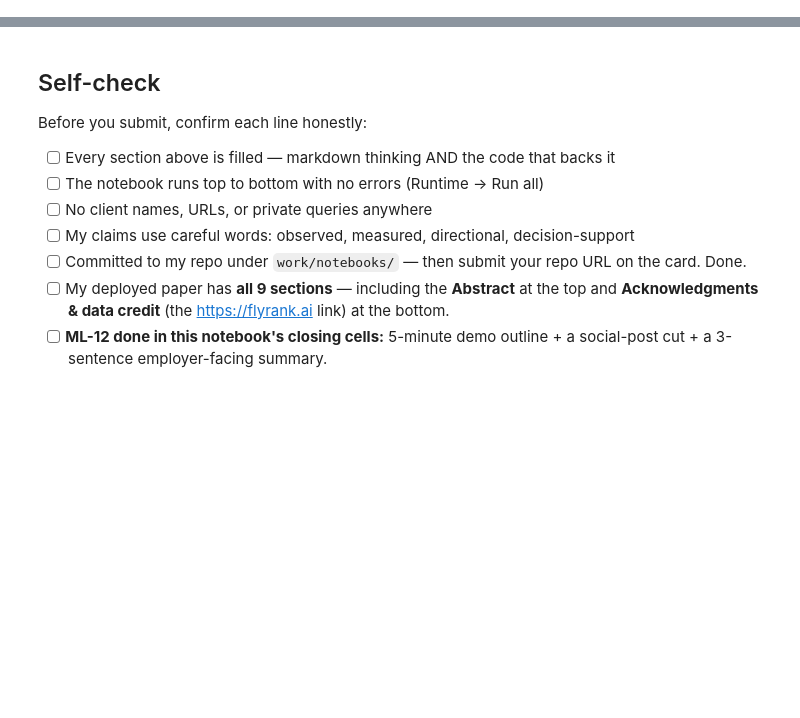
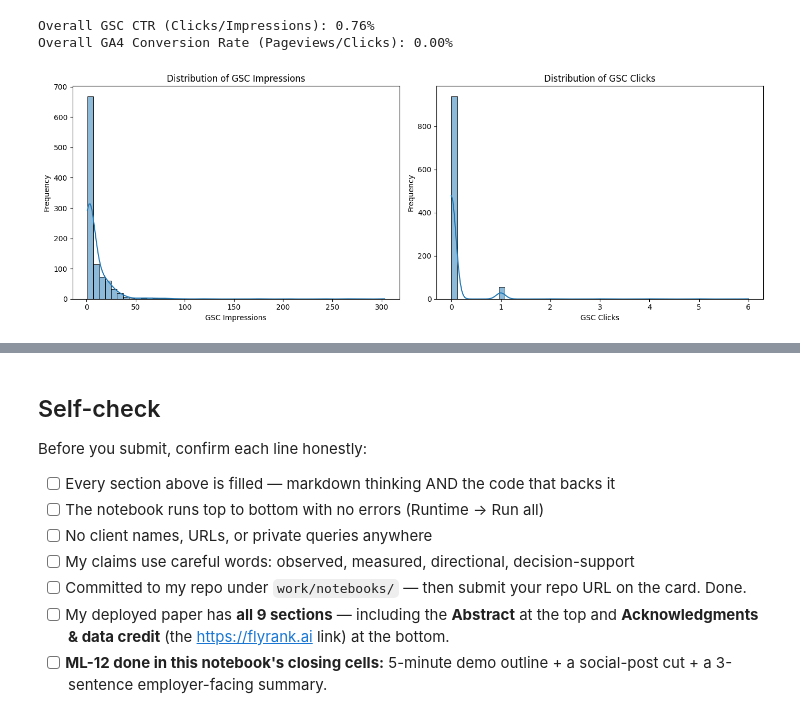
Before and after one commit to DaiyanNDahy/FlyRankInternML, a Jupyter notebook: work/notebooks/capstone.ipynb, the cells around one changed output, grey strips where cells are left out. Cells and saved outputs as stored; diff of their text form; code cells hidden in the pictures; blank space fills up the shorter version.

```diff
--- a/work/notebooks/capstone.ipynb
+++ b/work/notebooks/capstone.ipynb
@@ -36,0 +171,36 @@ This skeleton is yours to fill. Work the sections **in order** — each one has
+# %%
+import matplotlib.pyplot as plt
+import seaborn as sns
+
+# Calculate overall Click-Through Rate (CTR) and Conversion Rate (CVR)
+# Using 'gsc_impressions' for impressions, 'gsc_clicks' for clicks, and 'ga4_pageviews' as a proxy for conversions.
+
+total_impressions = df['gsc_impressions'].sum()
+total_clicks = df['gsc_clicks'].sum()
+total_conversions = df['ga4_pageviews'].sum() # Using ga4_pageviews as a proxy for conversions
+
+ctr = (total_clicks / total_impressions) * 100 if total_impressions > 0 else 0
+cvr = (total_conversions / total_clicks) * 100 if total_clicks > 0 else 0
+
+print(f"Overall GSC CTR (Clicks/Impressions): {ctr:.2f}%")
+print(f"Overall GA4 Conversion Rate (Pageviews/Clicks): {cvr:.2f}%")
+
+# Visualize the distribution of 'gsc_impressions' and 'gsc_clicks'
+fig, axes = plt.subplots(1, 2, figsize=(14, 5))
+
+sns.histplot(df['gsc_impressions'], bins=50, kde=True, ax=axes[0])
+axes[0].set_title('Distribution of GSC Impressions')
+axes[0].set_xlabel('GSC Impressions')
+axes[0].set_ylabel('Frequency')
+
+sns.histplot(df['gsc_clicks'], bins=50, kde=True, ax=axes[1])
+axes[1].set_title('Distribution of GSC Clicks')
+axes[1].set_xlabel('GSC Clicks')
+axes[1].set_ylabel('Frequency')
+
+plt.tight_layout()
+plt.show()
+# %% [output]
+Overall GSC CTR (Clicks/Impressions): 0.76%
+Overall GA4 Conversion Rate (Pageviews/Clicks): 0.00%
+[figure, added]
```
Also changed, not shown: parts of 23 cells of this notebook.
